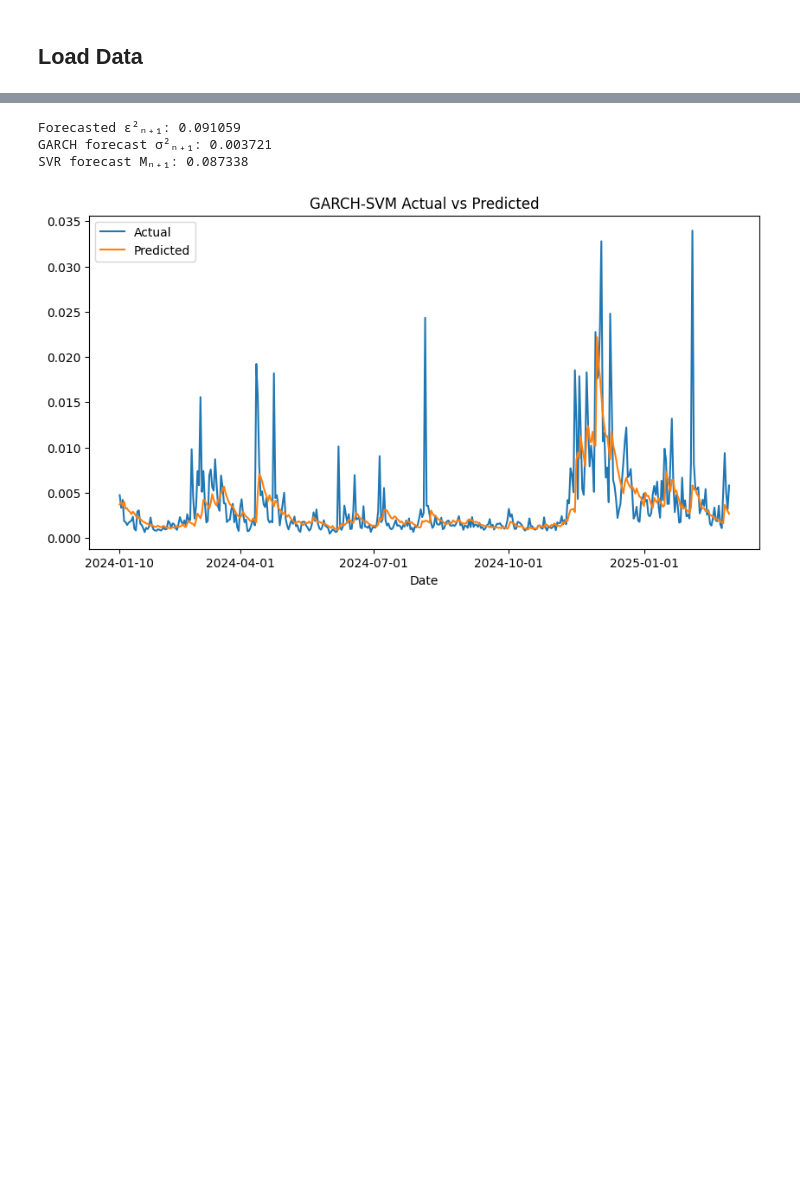
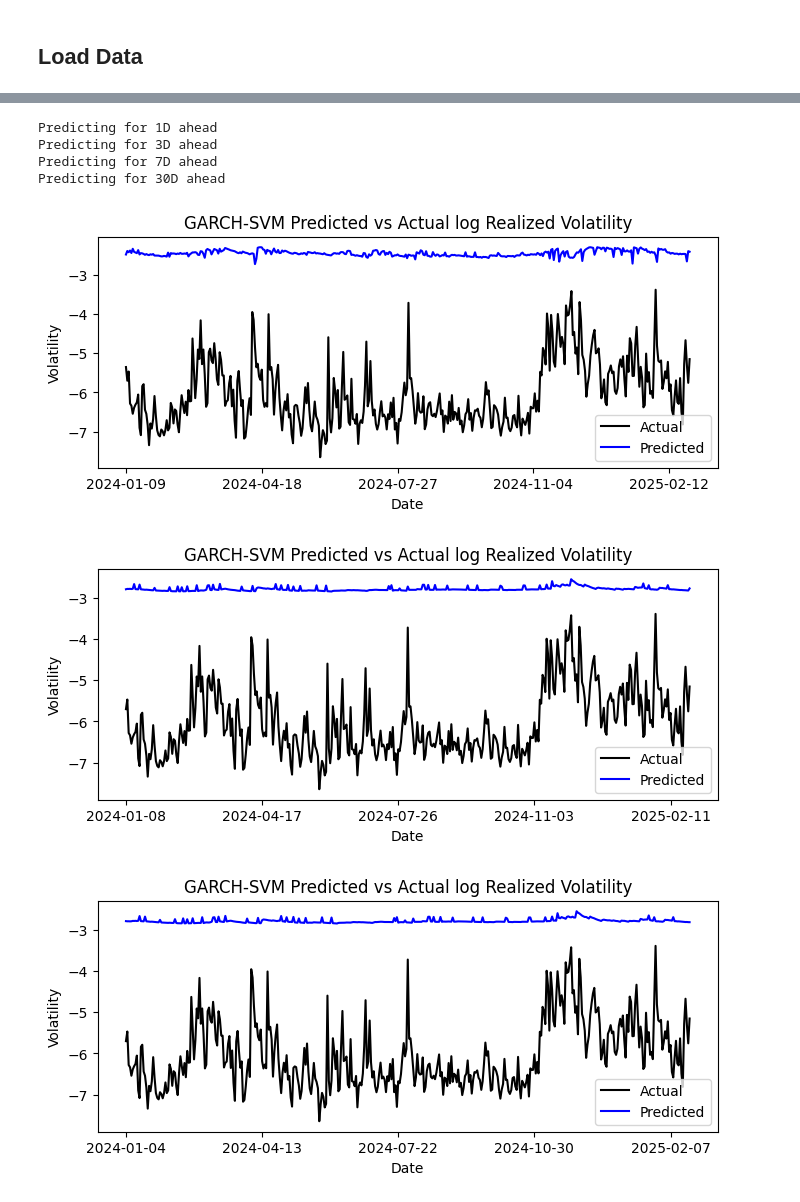
Before and after one commit to kiwi-lemongrass/DSE4101_Individual-Project, a Jupyter notebook: src/garch_svm.ipynb, the cells around one changed output, grey strips where cells are left out. Cells and saved outputs as stored; diff of their text form; code cells hidden in the pictures; blank space fills up the shorter version.

Commit message:
update garch_svm

```diff
--- a/src/garch_svm.ipynb
+++ b/src/garch_svm.ipynb
@@ -97,11 +129,0 @@ def garch_svr_hybrid(log_returns):
-# %%
-# Run the hybrid model
-forecast, sigma_fc, M_fc = garch_svr_hybrid(r_train)
-
-print(f"Forecasted ε²ₙ₊₁: {forecast:.6f}")
-print(f"GARCH forecast σ²ₙ₊₁: {sigma_fc:.6f}")
-print(f"SVR forecast Mₙ₊₁: {M_fc:.6f}")
-# %% [output]
-Forecasted ε²ₙ₊₁: 0.091059
-GARCH forecast σ²ₙ₊₁: 0.003721
-SVR forecast Mₙ₊₁: 0.087338
@@ -118,14 +130,39 @@ predicted_volatility.to_csv('../res/1D/GARCH-SVM.csv', index=False)
+# %%
+def get_pred(h):
+
+    pred = []
+
+    r_train, r_test = dfs[h]['r_train'], dfs[h]['r_test']
+
+    for i in range(len(r_test)):
+        log_returns = pd.concat([r_train, r_test[:i]])
+        forecast = predict(log_returns, h)
+        pred.append(np.log(forecast))
+    pred = pd.DataFrame(pred, index = r_test.index, columns=['Predicted'])
+    return pred
 # %%
-# Plot the predicted values against the actual values
-plt.figure(figsize=(10, 5))
-plt.plot(RV_test, label='Actual')
-plt.plot(predicted_volatility, label='Predicted')
-plt.title("GARCH-SVM Actual vs Predicted")
-plt.xlabel("Date")
-plt.xticks(ticks=date_ticks)
-plt.legend()
-
-# Save the plot
-plt.savefig('../res/1D/GARCH-SVM_Actual_vs_Predicted.png')
+def plot_pred(pred, h):
+    actual = dfs[h]['lnRV_test']
+    plt.figure(figsize=(8, 3))
+    plt.plot(actual, color='black', label='Actual')
+    plt.plot(pred, color='blue', label='Predicted')
+    plt.xticks(actual.index[::100])
+    plt.xlabel('Date')
+    plt.ylabel('Volatility')
+    plt.title('GARCH-SVM Predicted vs Actual log Realized Volatility')
+    plt.legend()
+    plt.savefig(''f'../res/{h}D/GARCH-SVM_Actual_vs_Predicted.png')
-# %% [output]
-[figure, removed]
+# %%
+for h in [1,3,7,30]:
+    print(f"Predicting for {h}D ahead")
+    pred = get_pred(h)
+    pred.to_csv(f'../res/{h}D/GARCH-SVM.csv')
+    plot_pred(pred, h)
+# %% [output]
+Predicting for 1D ahead
+Predicting for 3D ahead
+Predicting for 7D ahead
+Predicting for 30D ahead
+[figure, added]
+[figure, added]
+[figure, added]
```
Also changed, not shown: parts of 7 cells of this notebook, 9 other files.
